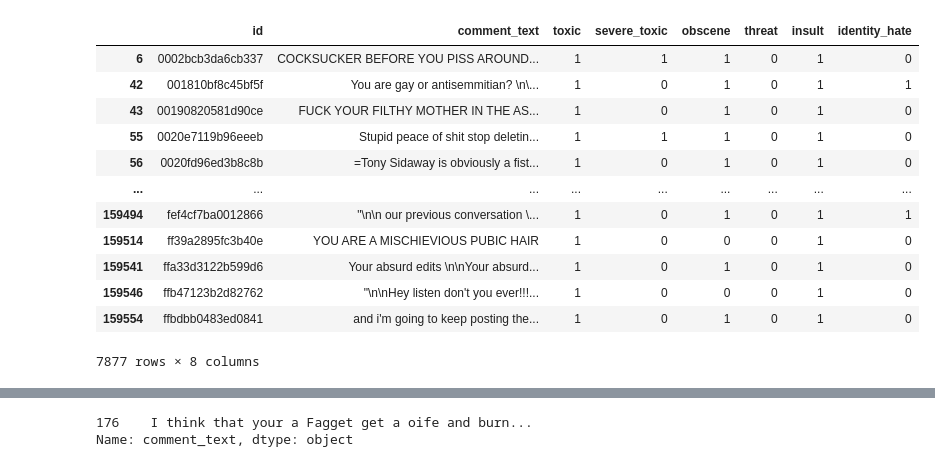
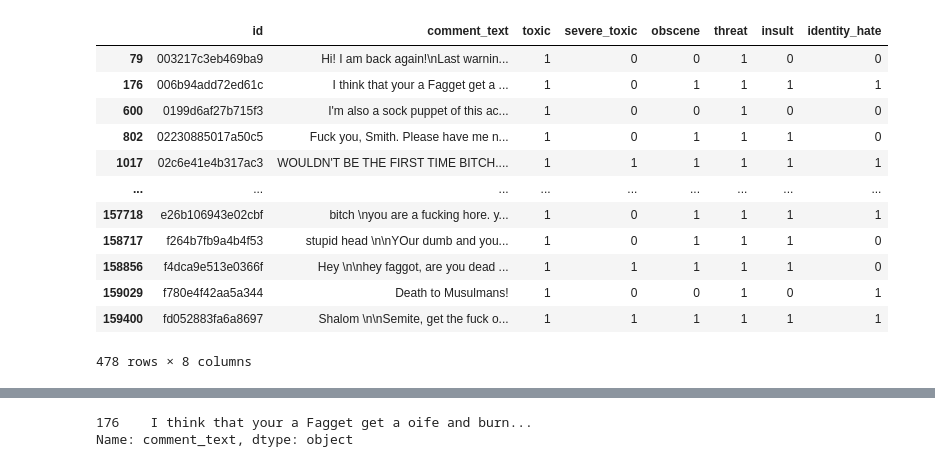
Before and after one commit to nilaydatta1234/Toxicity-Classifier, a Jupyter notebook: Toxicity.ipynb, the cells around one changed output, grey strips where cells are left out. Drawn from its saved outputs; the diff is of its cells as text; code cells hidden in the pictures.

```diff
--- a/Toxicity.ipynb
+++ b/Toxicity.ipynb
@@ -17,18 +10,18 @@ print(tf.config.list_physical_devices('GPU'))
 # %%
 train_data = pd.read_csv("train.csv")
 # %%
-train_data[train_data["insult"]==1]
+train_data[train_data["threat"]==1]
 # %% [output]
 |  | id | comment_text | toxic | severe_toxic | obscene | threat | insult | identity_hate |
-| 6 | 0002bcb3da6cb337 | COCKSUCKER BEFORE YOU PISS AROUND... | 1 | 1 | 1 | 0 | 1 | 0 |
-| 42 | 001810bf8c45bf5f | You are gay or antisemmitian? \n\... | 1 | 0 | 1 | 0 | 1 | 1 |
-| 43 | 00190820581d90ce | FUCK YOUR FILTHY MOTHER IN THE AS... | 1 | 0 | 1 | 0 | 1 | 0 |
-| 55 | 0020e7119b96eeeb | Stupid peace of shit stop deletin... | 1 | 1 | 1 | 0 | 1 | 0 |
-| 56 | 0020fd96ed3b8c8b | =Tony Sidaway is obviously a fist... | 1 | 0 | 1 | 0 | 1 | 0 |
+| 79 | 003217c3eb469ba9 | Hi! I am back again!\nLast warnin... | 1 | 0 | 0 | 1 | 0 | 0 |
+| 176 | 006b94add72ed61c | I think that your a Fagget get a ... | 1 | 0 | 1 | 1 | 1 | 1 |
+| 600 | 0199d6af27b715f3 | I'm also a sock puppet of this ac... | 1 | 0 | 0 | 1 | 0 | 0 |
+| 802 | 02230885017a50c5 | Fuck you, Smith. Please have me n... | 1 | 0 | 1 | 1 | 1 | 0 |
+| 1017 | 02c6e41e4b317ac3 | WOULDN'T BE THE FIRST TIME BITCH.... | 1 | 1 | 1 | 1 | 1 | 1 |
 | ... | ... | ... | ... | ... | ... | ... | ... | ... |
-| 159494 | fef4cf7ba0012866 | "\n\n our previous conversation \... | 1 | 0 | 1 | 0 | 1 | 1 |
-| 159514 | ff39a2895fc3b40e | YOU ARE A MISCHIEVIOUS PUBIC HAIR | 1 | 0 | 0 | 0 | 1 | 0 |
-| 159541 | ffa33d3122b599d6 | Your absurd edits \n\nYour absurd... | 1 | 0 | 1 | 0 | 1 | 0 |
-| 159546 | ffb47123b2d82762 | "\n\nHey listen don't you ever!!!... | 1 | 0 | 0 | 0 | 1 | 0 |
-| 159554 | ffbdbb0483ed0841 | and i'm going to keep posting the... | 1 | 0 | 1 | 0 | 1 | 0 |
+| 157718 | e26b106943e02cbf | bitch \nyou are a fucking hore. y... | 1 | 0 | 1 | 1 | 1 | 1 |
+| 158717 | f264b7fb9a4b4f53 | stupid head \n\nYOur dumb and you... | 1 | 0 | 1 | 1 | 1 | 0 |
+| 158856 | f4dca9e513e0366f | Hey \n\nhey faggot, are you dead ... | 1 | 1 | 1 | 1 | 1 | 0 |
+| 159029 | f780e4f42aa5a344 | Death to Musulmans! | 1 | 0 | 0 | 1 | 0 | 1 |
+| 159400 | fd052883fa6a8697 | Shalom \n\nSemite, get the fuck o... | 1 | 1 | 1 | 1 | 1 | 1 |
-7877 rows × 8 columns
+478 rows × 8 columns
```
Also changed, not shown: parts of 22 cells of this notebook, 12 other files.
